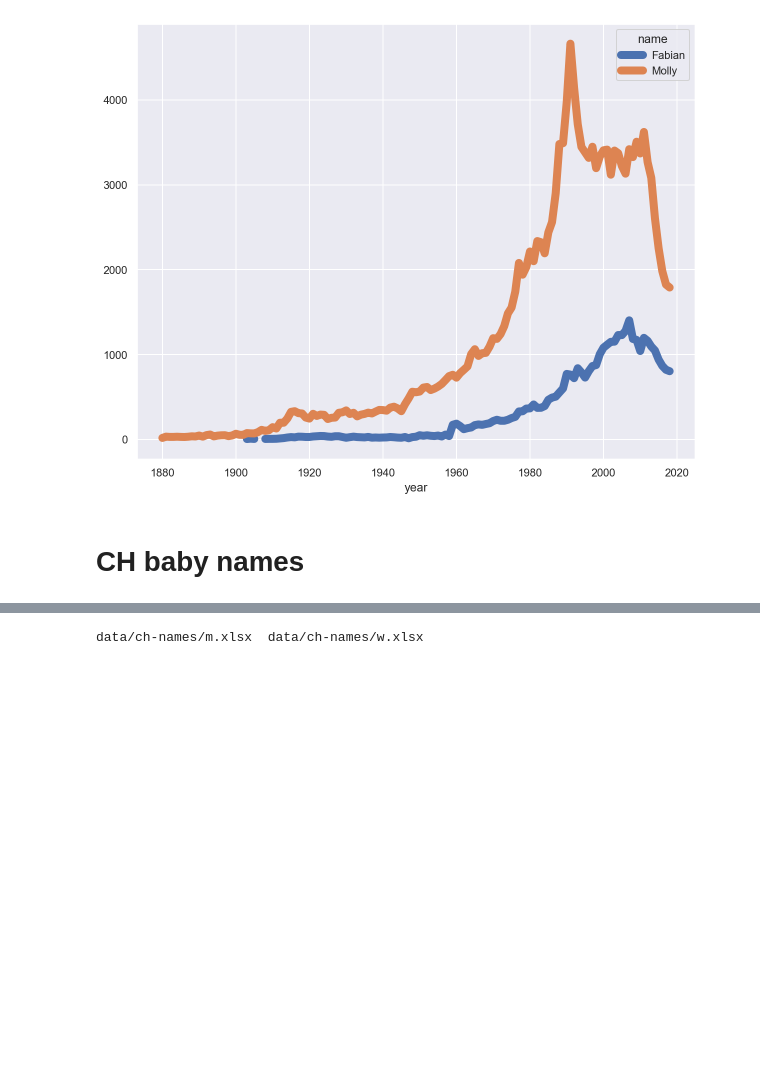
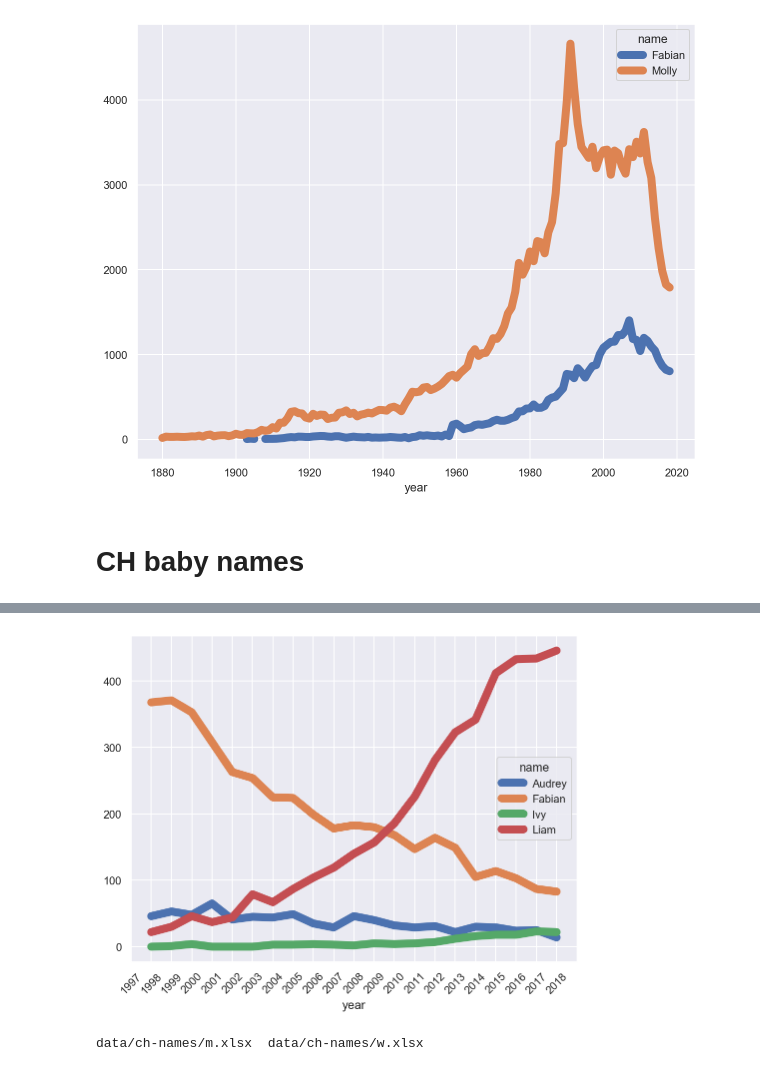
Before and after one commit to fabiangunzinger/learning, a Jupyter notebook: python-for-data-analysis/chap14-examples.ipynb, the cells around one changed output, grey strips where cells are left out. Drawn from its saved outputs; the diff is of its cells as text; code cells hidden in the pictures; blank space fills up the shorter version.

```diff
--- a/python-for-data-analysis/chap14-examples.ipynb
+++ b/python-for-data-analysis/chap14-examples.ipynb
@@ -376,3 +416,10 @@ names
+# %%
+(names[names.name.isin(['Liam', 'Fabian', 'Ivy', 'Audrey'])]
+ .pivot_table('births', 'year', 'name', 'sum')
+ .plot(linewidth=8, figsize=(8,6),
+       xticks=range(1997, 2019), rot=45));
+# %% [output]
+[figure, added]
 # %%
 ls data/ch-names/*
 # %% [output]
```
Also changed, not shown: parts of 17 cells of this notebook, 3 other files.
